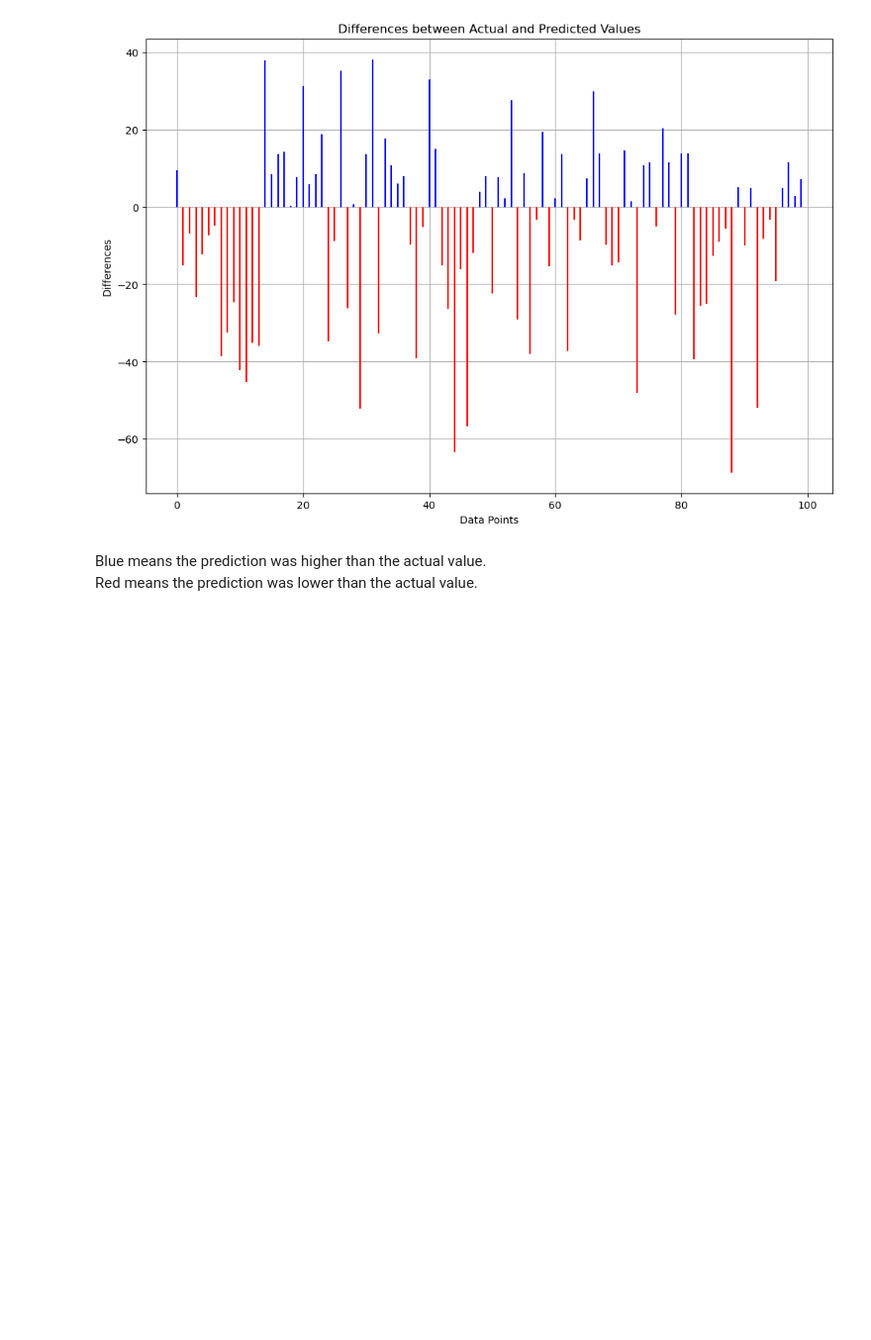
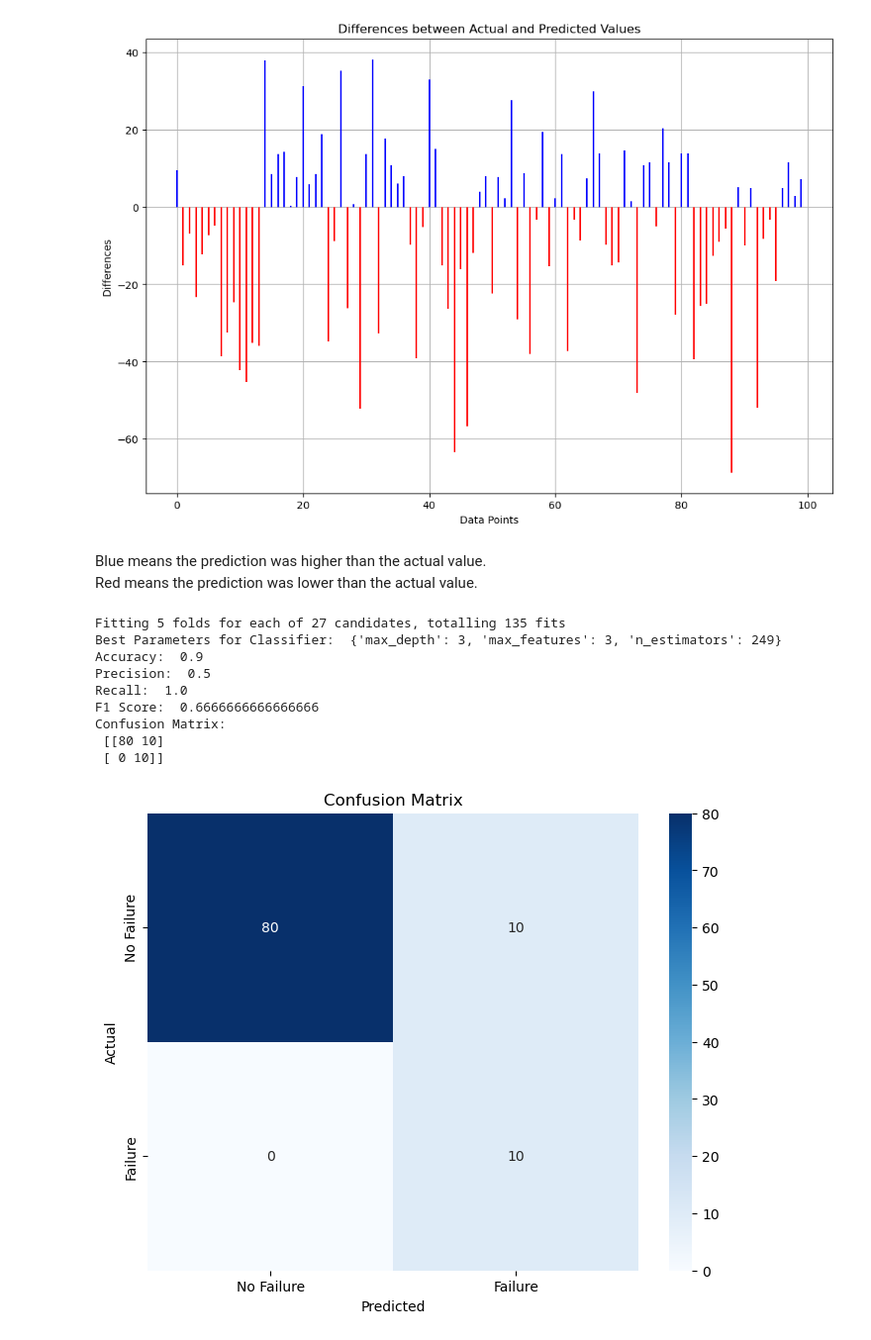
Before and after one commit to NechZ/Predictive-Maintenance, a Jupyter notebook: Engine-Predictive-Maintenance.ipynb, the cells around one changed output. Shown at 99% size. Saved outputs shown, nothing was run; the diff lists cells and outputs as text; code cells hidden in the pictures; blank space fills up the shorter version.

Commit message:
added classifier

```diff
--- a/Engine-Predictive-Maintenance.ipynb
+++ b/Engine-Predictive-Maintenance.ipynb
@@ -103,7 +103,7 @@ def prepare_train_data(df, period):
     df.drop(['last_cycle'], axis=1, inplace=True)
 
     # Create binary classification label based on TTF
-    df['label_bc'] = df['ttf'].apply(lambda x: 1 if x <= period else 0)
+    df['label_bnc'] = df['ttf'].apply(lambda x: 1 if x <= period else 0)
 
     return df
 
@@ -135,14 +135,14 @@ def prepare_test_data(df_test, df_truth, period):
     return df_test
 # %%
 # Prepare data by calculating TTF and creating binary labels for failure within 30 cycles
-train_data = prepare_train_data(train_data, 30)
-test_data = prepare_test_data(test_data, ground_truth, 30)
+train_data = prepare_train_data(train_data, 15)
+test_data = prepare_test_data(test_data, ground_truth, 15)
 # %% [markdown]
 ## Exploratory Data Analysis (EDA)
 We are plotting the different sensor datas of the first training data dataframe.
 # %%
 # Plot dynamic sensor data
-for i in train_data.columns.difference(['id', 'cycle', 'label_bc', 'ttf']):
+for i in train_data.columns.difference(['id', 'cycle', 'label_bnc', 'ttf']):
    plt.plot(train_data[train_data["id"] == 1]["cycle"], train_data[i][train_data["id"] == 1], label=i)
     #print(i)
 plt.show()
@@ -230,7 +230,7 @@ for i in features:
 # Add frequency domain features back to the training and test data
 train_data = pd.concat([train_data, train_data_freq], axis=1)
 test_data = pd.concat([test_data, test_data_freq], axis=1)
-freq_features = train_data_freq.columns.difference(['id', 'cycle', 'ttf', 'label_bc'])
+freq_features = train_data_freq.columns.difference(['id', 'cycle', 'ttf', 'label_bnc'])
 
 features = features + list(freq_features) + settings
 print(features)
@@ -415,3 +415,67 @@ Total mean absolute difference: 18.908251003452246
 # %% [markdown]
 Blue means the prediction was higher than the actual value.
 Red means the prediction was lower than the actual value.
+# %%
+# Define the features and labels for classification
+X_train_class = train_data[features]
+y_train_class = train_data['label_bnc']
+X_test_class = test_data[features]
+y_test_class = test_data['label_bnc']
+
+# Train a RandomForestClassifier
+classifier = RandomForestClassifier(random_state=42, n_jobs=-1)
+
+# Define the parameter grid for GridSearchCV
+param_grid_class = {
+    'n_estimators': [49, 149, 249],
+    'max_depth': [1, 2, 3],
+    'max_features': [1, 2, 3]
+}
+
+# Implement GridSearchCV for cross-validation and hyperparameter tuning
+grid_search_class = GridSearchCV(estimator=classifier, param_grid=param_grid_class, cv=5, scoring='accuracy', verbose=1, n_jobs=-1)
+
+# Fit the classifier model
+grid_search_class.fit(X_train_class, y_train_class)
+
+# Display the best parameters
+print("Best Parameters for Classifier: ", grid_search_class.best_params_)
+
+# Train the best classifier model
+best_classifier = grid_search_class.best_estimator_
+
+# Predict the test set labels
+y_pred_class = best_classifier.predict(X_test_class)
+
+# Calculate evaluation metrics
+accuracy = accuracy_score(y_test_class, y_pred_class)
+precision = precision_score(y_test_class, y_pred_class)
+recall = recall_score(y_test_class, y_pred_class)
+f1 = f1_score(y_test_class, y_pred_class)
+conf_matrix = confusion_matrix(y_test_class, y_pred_class)
+
+# Display the evaluation metrics
+print("Accuracy: ", accuracy)
+print("Precision: ", precision)
+print("Recall: ", recall)
+print("F1 Score: ", f1)
+print("Confusion Matrix: \n", conf_matrix)
+
+# Plot confusion matrix
+plt.figure(figsize=(8, 6))
+sns.heatmap(conf_matrix, annot=True, fmt='d', cmap='Blues', xticklabels=['No Failure', 'Failure'], yticklabels=['No Failure', 'Failure'])
+plt.xlabel('Predicted')
+plt.ylabel('Actual')
+plt.title('Confusion Matrix')
+plt.show()
+# %% [output]
+Fitting 5 folds for each of 27 candidates, totalling 135 fits
+Best Parameters for Classifier:  {'max_depth': 3, 'max_features': 3, 'n_estimators': 249}
+Accuracy:  0.9
+Precision:  0.5
+Recall:  1.0
+F1 Score:  0.6666666666666666
+Confusion Matrix:
+ [[80 10]
+ [ 0 10]]
+[figure, added]
```
Also changed, not shown: parts of 3 cells of this notebook.
